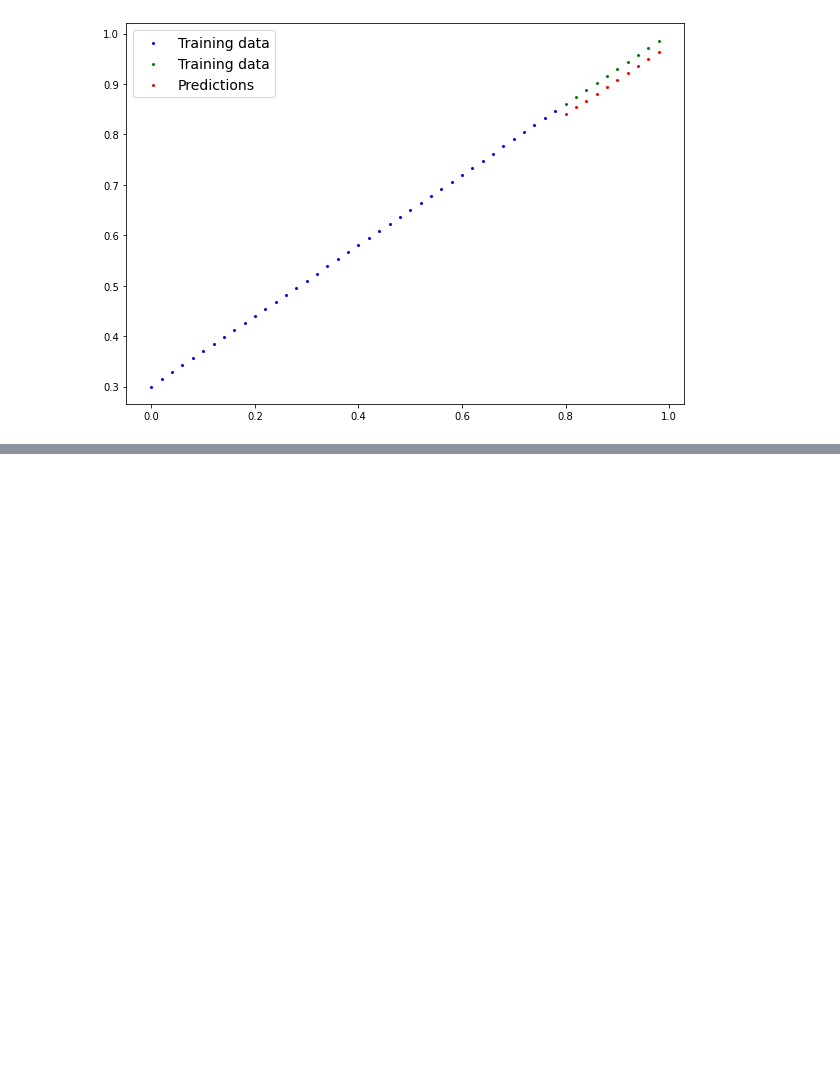
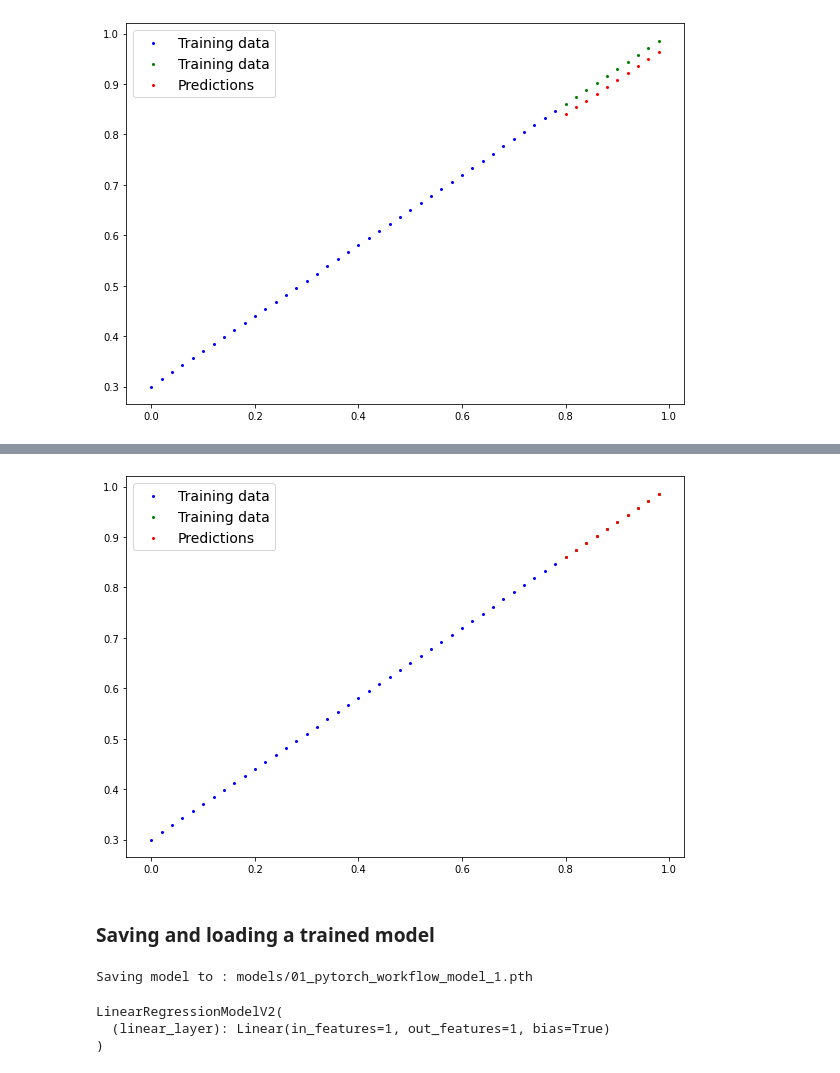
Before and after one commit to shecheeyee/PyTorch_learning, a Jupyter notebook: 01_pytorch_workflow.ipynb, the cells around one changed output, grey strips where cells are left out. Drawn from its saved outputs; the diff is of its cells as text; code cells hidden in the pictures; blank space fills up the shorter version.

```diff
--- a/01_pytorch_workflow.ipynb
+++ b/01_pytorch_workflow.ipynb
@@ -374,0 +520,6 @@ plot_predictions(predictions=y_preds_new)
+# %%
+# train-test split
+train_split = int(0.8* len(X))
+X_train, y_train = X[:train_split], y[:train_split]
+X_test, y_test = X[train_split:], y[train_split:]
+len(X_train), len(y_train), len(X_test), len(y_test)
@@ -374,0 +534,18 @@ plot_predictions(predictions=y_preds_new)
+# %%
+# Create a linear model by subclassing nn.Module
+
+class LinearRegressionModelV2(nn.Module):
+
+  def __init__(self):
+    super().__init__()
+    #nn.Linear() creates the model params, also called linear transform, probing layer, fully connected layer etc
+    self.linear_layer = nn.Linear(in_features=1,  #nn.Linear applies the y = weight*X + bias formula, self.weight, self.bias params are initialised
+                                  out_features=1) #what goes in and comes out
+
+  def forward(self, x: torch.Tensor) -> torch.Tensor:
+    return self.linear_layer(x)
+
+#set manual seed
+torch.manual_seed(42)
+model_1 = LinearRegressionModelV2()
+model_1, model_1.state_dict()
@@ -374,0 +589,7 @@ plot_predictions(predictions=y_preds_new)
+# %%
+# setup loss fn
+loss_fn = nn.L1Loss() #MAE
+
+# setup optimizer
+optimizer = torch.optim.SGD(params=model_1.parameters(),
+                            lr=0.01)  #stochastic gradient descent
@@ -374,0 +664,9 @@ plot_predictions(predictions=y_preds_new)
+# %%
+#turn on eval mode
+model_1.eval()
+
+#predictions
+with torch.inference_mode():
+  y_preds = model_1(X_test)
+
+y_preds
@@ -374,0 +684,37 @@ plot_predictions(predictions=y_preds_new)
+# %%
+# visualize
+plot_predictions(predictions=y_preds.cpu())
+# %% [output]
+[figure, added]
+# %% [markdown]
+### Saving and loading a trained model
+# %%
+from pathlib import Path
+# 1. Creat models dir
+MODEL_PATH = Path("models")
+MODEL_PATH.mkdir(parents=True, exist_ok=True)
+
+# 2. Create models save path
+MODEL_NAME = "01_pytorch_workflow_model_1.pth"
+MODEL_SAVE_PATH = MODEL_PATH / MODEL_NAME
+
+#3. save the model state dict
+print(f"Saving model to : {MODEL_SAVE_PATH}")
+torch.save(obj=model_1.state_dict(),
+           f=MODEL_SAVE_PATH)
+# %% [output]
+Saving model to : models/01_pytorch_workflow_model_1.pth
+# %%
+# Load a pytorch model
+loaded_model_1 = LinearRegressionModelV2()
+
+
+#load the saved model's state_dict
+loaded_model_1.load_state_dict(torch.load(MODEL_SAVE_PATH))
+
+# put the loaded model to device
+loaded_model_1.to(device)
+# %% [output]
+LinearRegressionModelV2(
+  (linear_layer): Linear(in_features=1, out_features=1, bias=True)
+)
```
Also changed, not shown: parts of 32 cells of this notebook.
